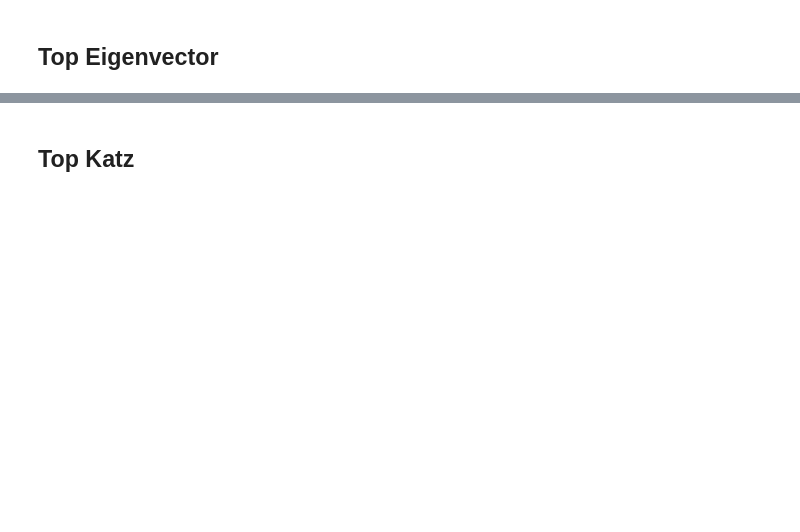
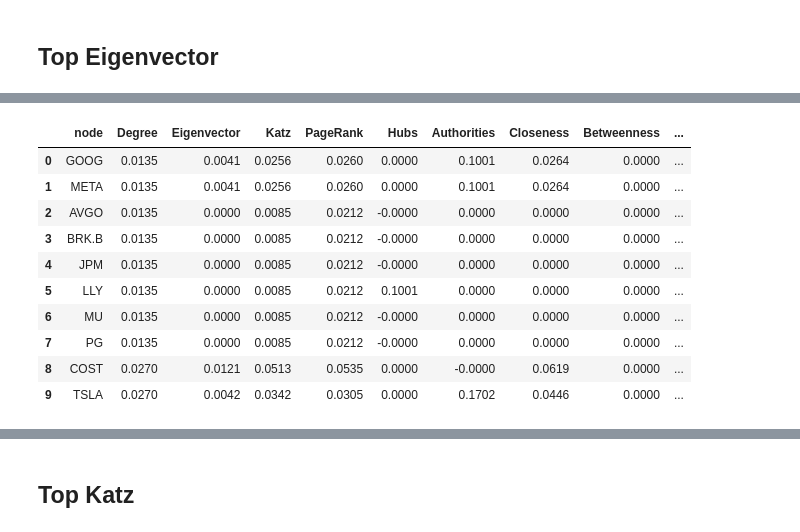
Before and after one commit to heritaco/LDS1121-Complex-Networks, a Jupyter notebook: notebooks/06 Centralidades de hubs y autoridad/03 SP500.ipynb, the cells around one changed output, grey strips where cells are left out. Cells and saved outputs as stored; diff of their text form; code cells hidden in the pictures; blank space fills up the shorter version.

```diff
--- a/notebooks/06 Centralidades de hubs y autoridad/03 SP500.ipynb
+++ b/notebooks/06 Centralidades de hubs y autoridad/03 SP500.ipynb
@@ -534,0 +906,14 @@ _ = plot_ego(G1, center=maxpos_node, metrics=metrics, metric="Eigenvector", max_
+# %%
+df_top_deg = tabla(closest0, digits=4, optional_col_name="Top (Degree - Eigenvector)", optional_col_values=[diff[n] for n in closest0])
+# %% [output]
+|  | node | Degree | Eigenvector | Katz | PageRank | Hubs | Authorities | Closeness | Betweenness | ... |
+| 0 | GOOG | 0.0135 | 0.0041 | 0.0256 | 0.0260 | 0.0000 | 0.1001 | 0.0264 | 0.0000 | ... |
+| 1 | META | 0.0135 | 0.0041 | 0.0256 | 0.0260 | 0.0000 | 0.1001 | 0.0264 | 0.0000 | ... |
+| 2 | AVGO | 0.0135 | 0.0000 | 0.0085 | 0.0212 | -0.0000 | 0.0000 | 0.0000 | 0.0000 | ... |
+| 3 | BRK.B | 0.0135 | 0.0000 | 0.0085 | 0.0212 | -0.0000 | 0.0000 | 0.0000 | 0.0000 | ... |
+| 4 | JPM | 0.0135 | 0.0000 | 0.0085 | 0.0212 | -0.0000 | 0.0000 | 0.0000 | 0.0000 | ... |
+| 5 | LLY | 0.0135 | 0.0000 | 0.0085 | 0.0212 | 0.1001 | 0.0000 | 0.0000 | 0.0000 | ... |
+| 6 | MU | 0.0135 | 0.0000 | 0.0085 | 0.0212 | -0.0000 | 0.0000 | 0.0000 | 0.0000 | ... |
+| 7 | PG | 0.0135 | 0.0000 | 0.0085 | 0.0212 | -0.0000 | 0.0000 | 0.0000 | 0.0000 | ... |
+| 8 | COST | 0.0270 | 0.0121 | 0.0513 | 0.0535 | 0.0000 | -0.0000 | 0.0619 | 0.0000 | ... |
+| 9 | TSLA | 0.0270 | 0.0042 | 0.0342 | 0.0305 | 0.0000 | 0.1702 | 0.0446 | 0.0000 | ... |
```
Also changed, not shown: parts of 36 cells of this notebook, 5 other files.
